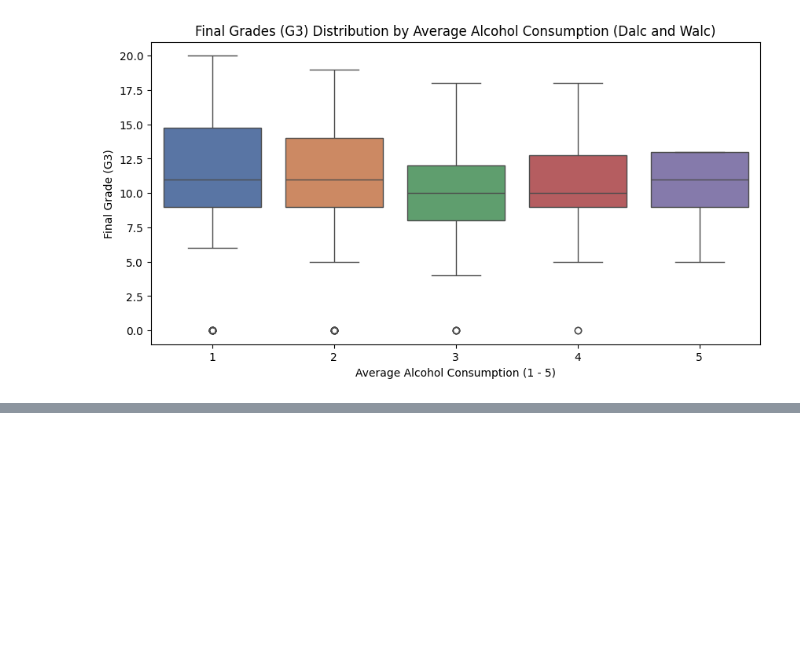
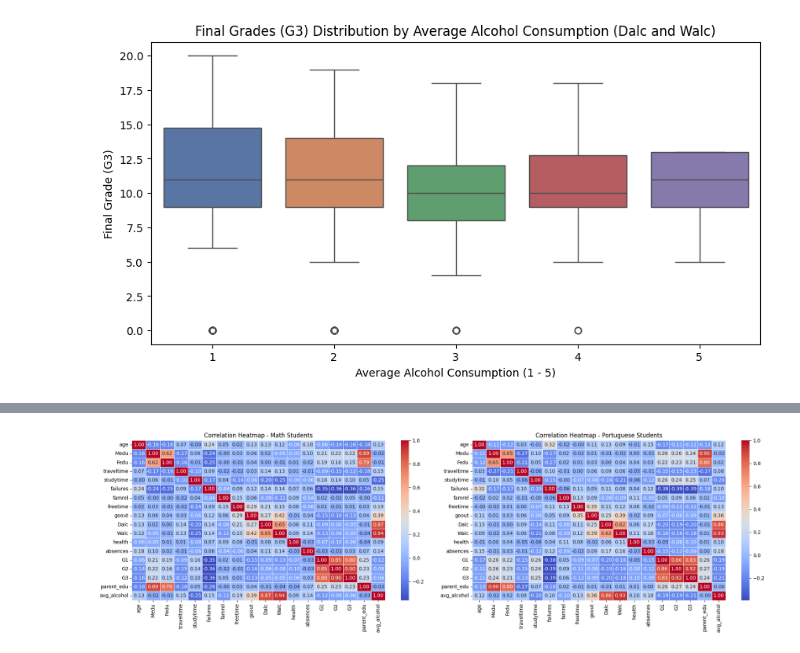
Before and after one commit to royruik/CSI4142_Assignments, a Jupyter notebook: A1_Jupyter_Analysis.ipynb, the cells around one changed output, grey strips where cells are left out. Drawn from its saved outputs; the diff is of its cells as text; code cells hidden in the pictures; blank space fills up the shorter version.

```diff
--- a/A1_Jupyter_Analysis.ipynb
+++ b/A1_Jupyter_Analysis.ipynb
@@ -635,0 +705,24 @@ plt.show()
+# %%
+numeric_cols_math = student_mat.select_dtypes(include=["number"])
+numeric_cols_por = student_por.select_dtypes(include=["number"])
+
+# Compute the correlation matrix
+corr_matrix_math = numeric_cols_math.corr()
+corr_matrix_por = numeric_cols_por.corr()
+
+# Create figure with two subplots
+fig, axes = plt.subplots(1, 2, figsize=(20, 6))
+
+# Heatmap for Math students
+sns.heatmap(corr_matrix_math, annot=True, cmap="coolwarm", fmt=".2f", linewidths=0.5, ax=axes[0])
+axes[0].set_title("Correlation Heatmap - Math Students")
+
+# Heatmap for Portuguese students
+sns.heatmap(corr_matrix_por, annot=True, cmap="coolwarm", fmt=".2f", linewidths=0.5, ax=axes[1])
+axes[1].set_title("Correlation Heatmap - Portuguese Students")
+
+# Show plot
+plt.tight_layout()
+plt.show()
+# %% [output]
+[figure, added]
```
Also changed, not shown: parts of 12 cells of this notebook.
